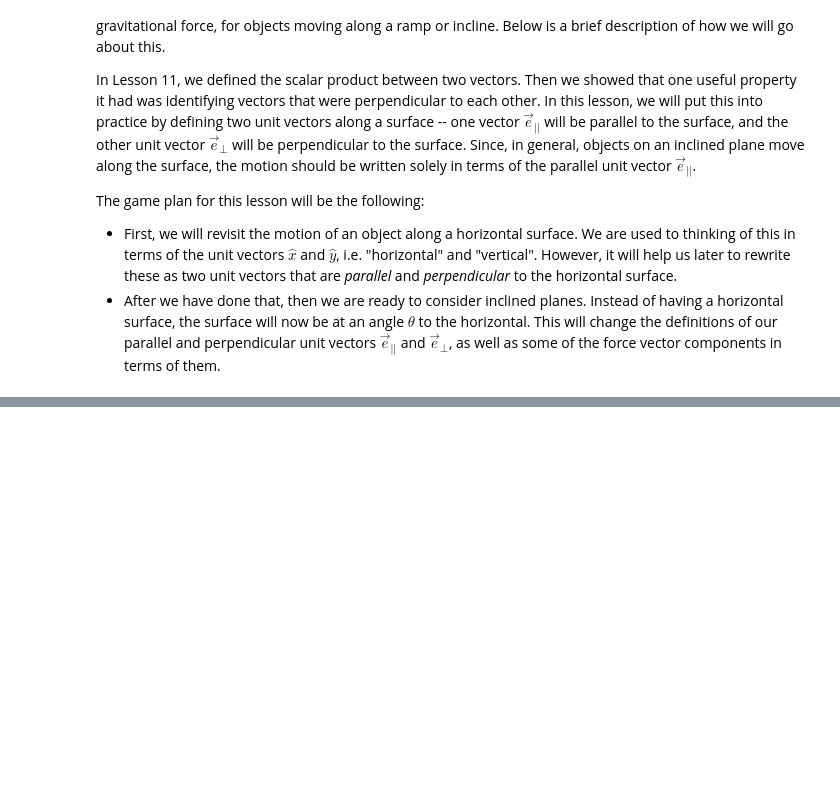
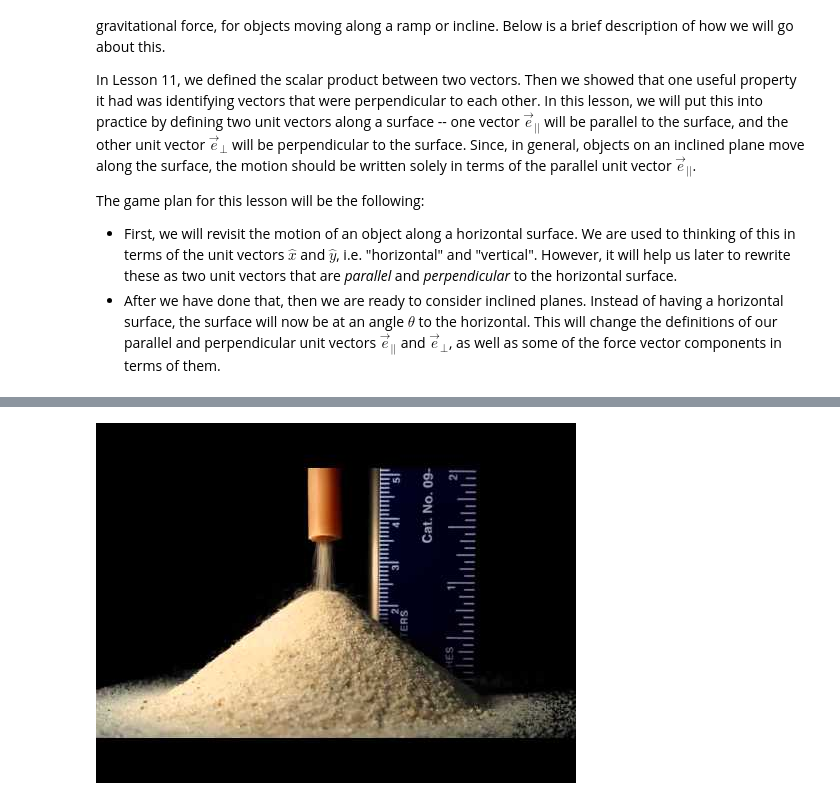
Before and after one commit to dcartin/NAPS-Intermediate-Physics, a Jupyter notebook: notebooks/L14_Inclined_planes.ipynb, the cells around one changed output, grey strips where cells are left out. Drawn from its saved outputs; the diff is of its cells as text; code cells hidden in the pictures; blank space fills up the shorter version.

```diff
--- a/notebooks/L14_Inclined_planes.ipynb
+++ b/notebooks/L14_Inclined_planes.ipynb
@@ -594,0 +702,6 @@ After this lesson, you should be able to:
+# %%
+from IPython.display import YouTubeVideo
+
+YouTubeVideo('SIkRUv39SoI', mute = 1)
+# %% [output]
+[figure, added]
```
Also changed, not shown: parts of 42 cells of this notebook, 6 other files.
